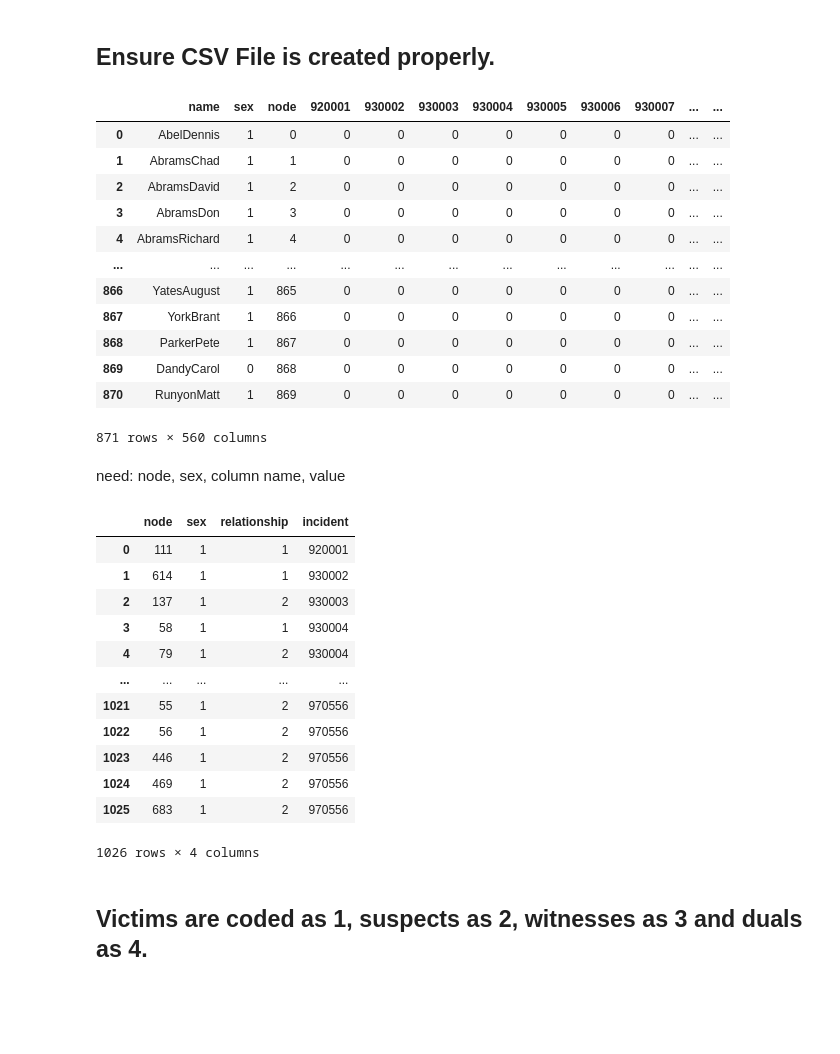
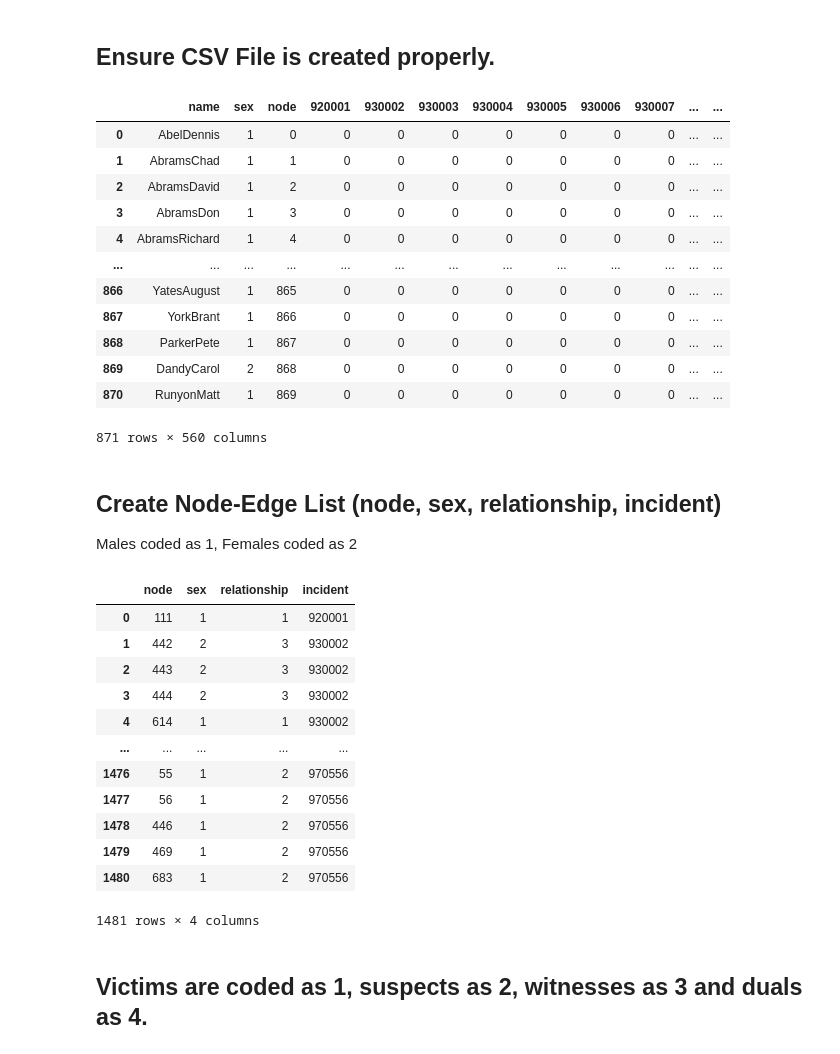
Before and after one commit to WillieDavonSmalls/KJW_CUNY_DATA_620, a Jupyter notebook: KJW_Project2_DS620/data/project2_data_wrangling.ipynb, the cells around one changed output. Saved outputs shown, nothing was run; the diff lists cells and outputs as text; code cells hidden in the pictures; blank space fills up the shorter version.

```diff
--- a/KJW_Project2_DS620/data/project2_data_wrangling.ipynb
+++ b/KJW_Project2_DS620/data/project2_data_wrangling.ipynb
@@ -165,6 +167,9 @@ crime_sex_df.to_csv('crime_sex_data.csv', header=True, index=False)
 ## Ensure CSV File is created properly.
 # %%
 crime_data_df = pd.read_csv('crime_sex_data.csv')
+
+#convert females to 2 for next part
+crime_data_df.loc[crime_data_df['sex'] == 0, 'sex'] = 2
 crime_data_df
 # %% [output]
 |  | name | sex | node | 920001 | 930002 | 930003 | 930004 | 930005 | 930006 | 930007 | ... | ... |
@@ -177,11 +182,12 @@ crime_data_df
 | 866 | YatesAugust | 1 | 865 | 0 | 0 | 0 | 0 | 0 | 0 | 0 | ... | ... |
 | 867 | YorkBrant | 1 | 866 | 0 | 0 | 0 | 0 | 0 | 0 | 0 | ... | ... |
 | 868 | ParkerPete | 1 | 867 | 0 | 0 | 0 | 0 | 0 | 0 | 0 | ... | ... |
-| 869 | DandyCarol | 0 | 868 | 0 | 0 | 0 | 0 | 0 | 0 | 0 | ... | ... |
+| 869 | DandyCarol | 2 | 868 | 0 | 0 | 0 | 0 | 0 | 0 | 0 | ... | ... |
 | 870 | RunyonMatt | 1 | 869 | 0 | 0 | 0 | 0 | 0 | 0 | 0 | ... | ... |
 871 rows × 560 columns
-# %% [markdown]
-need: node, sex, column name, value
+# %% [markdown]
+## Create Node-Edge List (node, sex, relationship, incident)
+Males coded as 1, Females coded as 2
 # %%
 #Create list of all the incidents
 incident_list = list(crime_data_df.columns.values)
@@ -191,45 +197,44 @@ incident_list.remove('name')
 incident_list.remove('sex')
 incident_list.remove('node')
 incident_list.remove('960267.1')
 incident_list.remove('960247.1')
 incident_list.remove('950203')
 
 # #initialize empty array for node edge pairs
 bipart_data_structure = []
 
 for incident in incident_list:
 
     #create data frame with just node, sex, and incident
     incident_df = crime_data_df[['node','sex', incident]]
 
     #extract rows with values greater than 0
     incident_compressed_df = incident_df[(incident_df > 0).all(axis=1)]
 
     #create a list from the data frame
     incident_compressed_list = incident_compressed_df.values.tolist()
-    incident_compressed_list
 
     for person in incident_compressed_list:
         person.append(incident)
         bipart_data_structure.append(person)
 
 bipart_data_structure
 bipart_data_structure_df = pd.DataFrame(bipart_data_structure, columns = ['node', 'sex', 'relationship', 'incident'])
 bipart_data_structure_df
 # %% [output]
 |  | node | sex | relationship | incident |
 | 0 | 111 | 1 | 1 | 920001 |
-| 1 | 614 | 1 | 1 | 930002 |
-| 2 | 137 | 1 | 2 | 930003 |
-| 3 | 58 | 1 | 1 | 930004 |
-| 4 | 79 | 1 | 2 | 930004 |
+| 1 | 442 | 2 | 3 | 930002 |
+| 2 | 443 | 2 | 3 | 930002 |
+| 3 | 444 | 2 | 3 | 930002 |
+| 4 | 614 | 1 | 1 | 930002 |
 | ... | ... | ... | ... | ... |
-| 1021 | 55 | 1 | 2 | 970556 |
-| 1022 | 56 | 1 | 2 | 970556 |
-| 1023 | 446 | 1 | 2 | 970556 |
-| 1024 | 469 | 1 | 2 | 970556 |
-| 1025 | 683 | 1 | 2 | 970556 |
+| 1476 | 55 | 1 | 2 | 970556 |
+| 1477 | 56 | 1 | 2 | 970556 |
+| 1478 | 446 | 1 | 2 | 970556 |
+| 1479 | 469 | 1 | 2 | 970556 |
+| 1480 | 683 | 1 | 2 | 970556 |
-1026 rows × 4 columns
+1481 rows × 4 columns
 # %% [markdown]
 ## Victims are coded as 1, suspects as 2, witnesses as 3 and duals as 4.
 # %%
```
Also changed, not shown: parts of 10 cells of this notebook, 1 other file.
